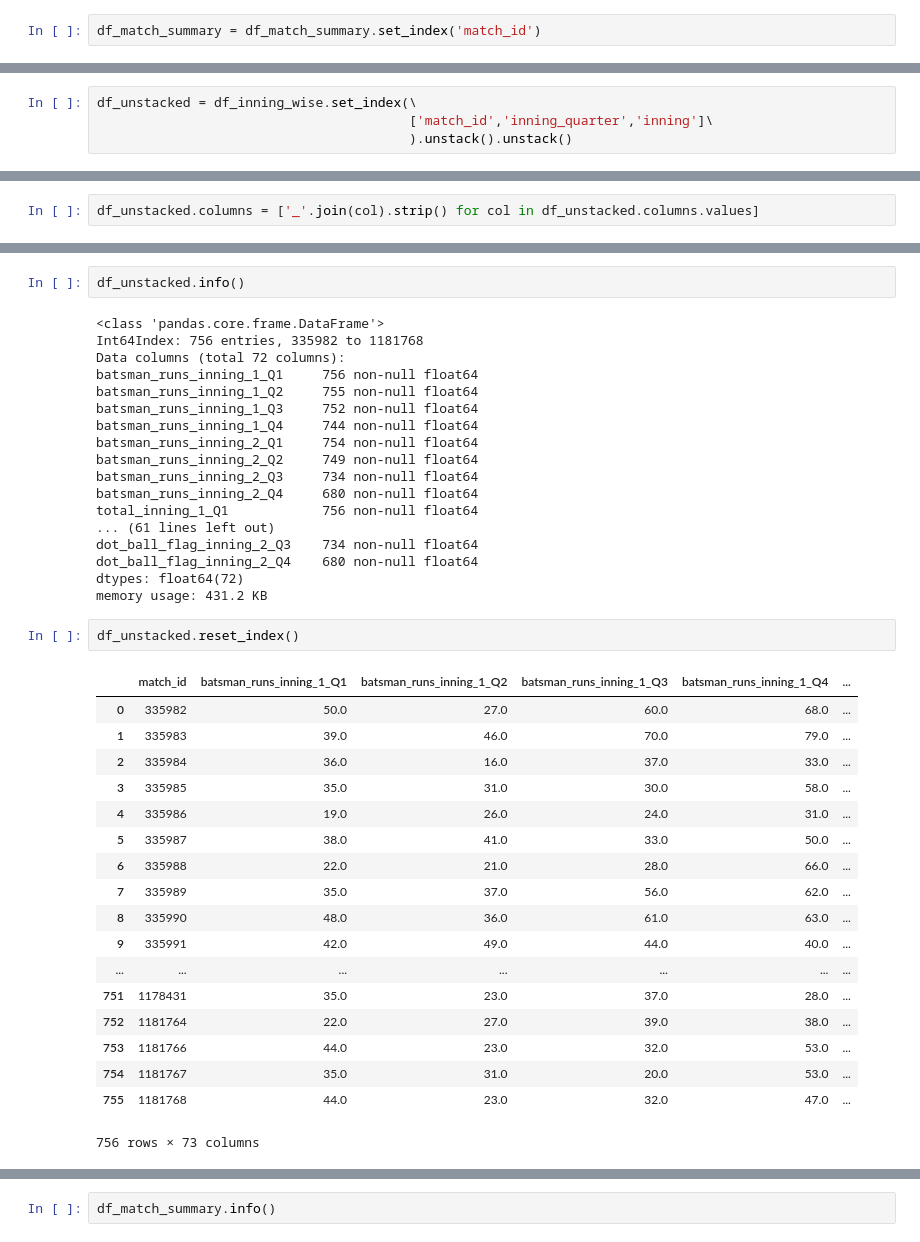
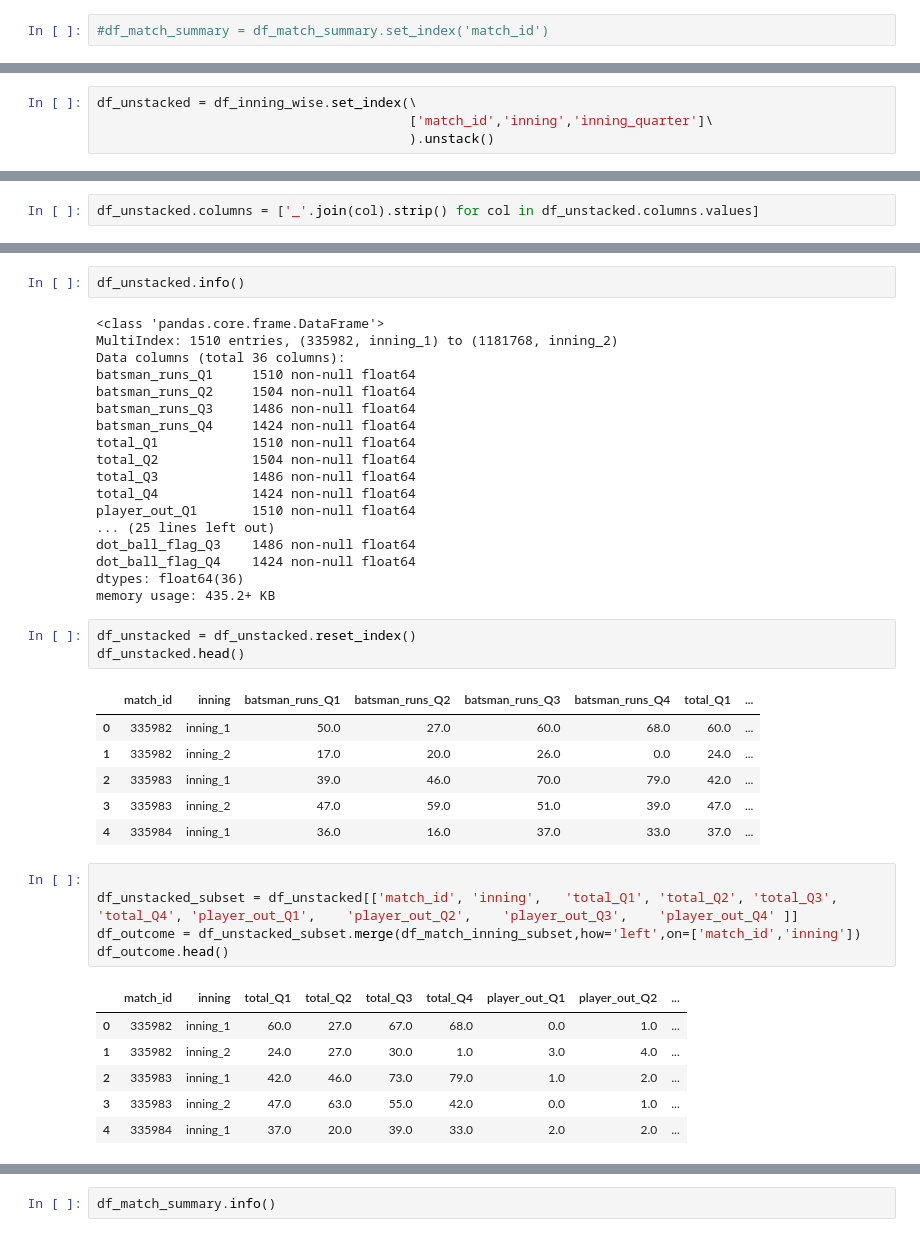
Before and after one commit to ravi-gopalan/ipl_analysis, a Jupyter notebook: ipl_analysis_v3.ipynb, the cells around one changed output, grey strips where cells are left out. Drawn from its saved outputs; the diff is of its cells as text.

````diff
--- a/ipl_analysis_v3.ipynb
+++ b/ipl_analysis_v3.ipynb
@@ -127,7 +151,7 @@ set match_id as the index for match summary data
 df_match_summary = df_match_summary.set_index('match_id')
 ```
 # %%
-df_match_summary = df_match_summary.set_index('match_id')
+#df_match_summary = df_match_summary.set_index('match_id')
 # %%
 df_match_summary['match_date'] = pd.to_datetime(df_match_summary['match_date'])
 # %%
@@ -1916,8 +1986,8 @@ dtypes: float64(4), int64(6), object(2)
 memory usage: 601.7+ KB
 # %%
 df_unstacked = df_inning_wise.set_index(\
-                                        ['match_id','inning_quarter','inning']\
-                                        ).unstack().unstack()
+                                        ['match_id','inning','inning_quarter']\
+                                        ).unstack()
 # %%
 df_unstacked.info()
 # %% [output]
@@ -1988,40 +2057,41 @@ array(['batsman_runs_inning_1_Q1', 'batsman_runs_inning_1_Q2',
 df_unstacked.info()
 # %% [output]
 <class 'pandas.core.frame.DataFrame'>
-Int64Index: 756 entries, 335982 to 1181768
-Data columns (total 72 columns):
-batsman_runs_inning_1_Q1     756 non-null float64
-batsman_runs_inning_1_Q2     755 non-null float64
-batsman_runs_inning_1_Q3     752 non-null float64
-batsman_runs_inning_1_Q4     744 non-null float64
-batsman_runs_inning_2_Q1     754 non-null float64
-batsman_runs_inning_2_Q2     749 non-null float64
-batsman_runs_inning_2_Q3     734 non-null float64
-batsman_runs_inning_2_Q4     680 non-null float64
-total_inning_1_Q1            756 non-null float64
-... (61 lines left out)
-dot_ball_flag_inning_2_Q3    734 non-null float64
-dot_ball_flag_inning_2_Q4    680 non-null float64
-dtypes: float64(72)
-memory usage: 431.2 KB
+MultiIndex: 1510 entries, (335982, inning_1) to (1181768, inning_2)
+Data columns (total 36 columns):
+batsman_runs_Q1     1510 non-null float64
+batsman_runs_Q2     1504 non-null float64
+batsman_runs_Q3     1486 non-null float64
+batsman_runs_Q4     1424 non-null float64
+total_Q1            1510 non-null float64
+total_Q2            1504 non-null float64
+total_Q3            1486 non-null float64
+total_Q4            1424 non-null float64
+player_out_Q1       1510 non-null float64
+... (25 lines left out)
+dot_ball_flag_Q3    1486 non-null float64
+dot_ball_flag_Q4    1424 non-null float64
+dtypes: float64(36)
+memory usage: 435.2+ KB
 # %%
-df_unstacked.reset_index()
+df_unstacked = df_unstacked.reset_index()
+df_unstacked.head()
 # %% [output]
-|  | match_id | batsman_runs_inning_1_Q1 | batsman_runs_inning_1_Q2 | batsman_runs_inning_1_Q3 | batsman_runs_inning_1_Q4 | ... |
-| 0 | 335982 | 50.0 | 27.0 | 60.0 | 68.0 | ... |
-| 1 | 335983 | 39.0 | 46.0 | 70.0 | 79.0 | ... |
-| 2 | 335984 | 36.0 | 16.0 | 37.0 | 33.0 | ... |
-| 3 | 335985 | 35.0 | 31.0 | 30.0 | 58.0 | ... |
-| 4 | 335986 | 19.0 | 26.0 | 24.0 | 31.0 | ... |
-| 5 | 335987 | 38.0 | 41.0 | 33.0 | 50.0 | ... |
-| 6 | 335988 | 22.0 | 21.0 | 28.0 | 66.0 | ... |
-| 7 | 335989 | 35.0 | 37.0 | 56.0 | 62.0 | ... |
-| 8 | 335990 | 48.0 | 36.0 | 61.0 | 63.0 | ... |
-| 9 | 335991 | 42.0 | 49.0 | 44.0 | 40.0 | ... |
-| ... | ... | ... | ... | ... | ... | ... |
-| 751 | 1178431 | 35.0 | 23.0 | 37.0 | 28.0 | ... |
-| 752 | 1181764 | 22.0 | 27.0 | 39.0 | 38.0 | ... |
-| 753 | 1181766 | 44.0 | 23.0 | 32.0 | 53.0 | ... |
-| 754 | 1181767 | 35.0 | 31.0 | 20.0 | 53.0 | ... |
-| 755 | 1181768 | 44.0 | 23.0 | 32.0 | 47.0 | ... |
+|  | match_id | inning | batsman_runs_Q1 | batsman_runs_Q2 | batsman_runs_Q3 | batsman_runs_Q4 | total_Q1 | ... |
+| 0 | 335982 | inning_1 | 50.0 | 27.0 | 60.0 | 68.0 | 60.0 | ... |
+| 1 | 335982 | inning_2 | 17.0 | 20.0 | 26.0 | 0.0 | 24.0 | ... |
+| 2 | 335983 | inning_1 | 39.0 | 46.0 | 70.0 | 79.0 | 42.0 | ... |
+| 3 | 335983 | inning_2 | 47.0 | 59.0 | 51.0 | 39.0 | 47.0 | ... |
+| 4 | 335984 | inning_1 | 36.0 | 16.0 | 37.0 | 33.0 | 37.0 | ... |
-756 rows × 73 columns
+# %%
+
+df_unstacked_subset = df_unstacked[['match_id',	'inning',	'total_Q1',	'total_Q2',	'total_Q3',	'total_Q4',	'player_out_Q1',	'player_out_Q2',	'player_out_Q3',	'player_out_Q4'	]]
+df_outcome = df_unstacked_subset.merge(df_match_inning_subset,how='left',on=['match_id','inning'])
+df_outcome.head()
+# %% [output]
+|  | match_id | inning | total_Q1 | total_Q2 | total_Q3 | total_Q4 | player_out_Q1 | player_out_Q2 | ... |
+| 0 | 335982 | inning_1 | 60.0 | 27.0 | 67.0 | 68.0 | 0.0 | 1.0 | ... |
+| 1 | 335982 | inning_2 | 24.0 | 27.0 | 30.0 | 1.0 | 3.0 | 4.0 | ... |
+| 2 | 335983 | inning_1 | 42.0 | 46.0 | 73.0 | 79.0 | 1.0 | 2.0 | ... |
+| 3 | 335983 | inning_2 | 47.0 | 63.0 | 55.0 | 42.0 | 0.0 | 1.0 | ... |
+| 4 | 335984 | inning_1 | 37.0 | 20.0 | 39.0 | 33.0 | 2.0 | 2.0 | ... |
````
Also changed, not shown: parts of 38 cells of this notebook.
